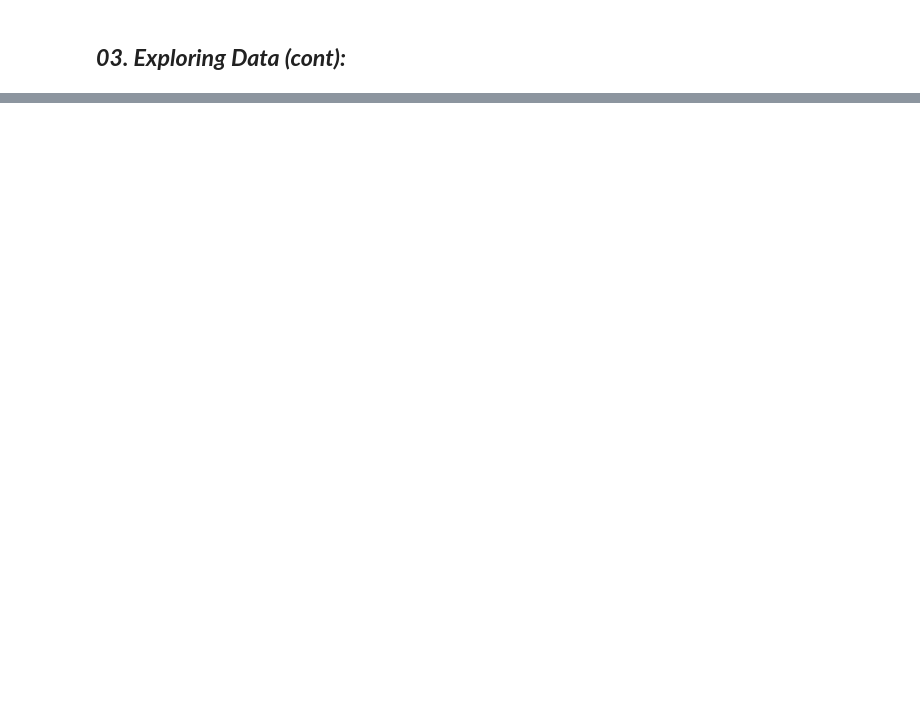
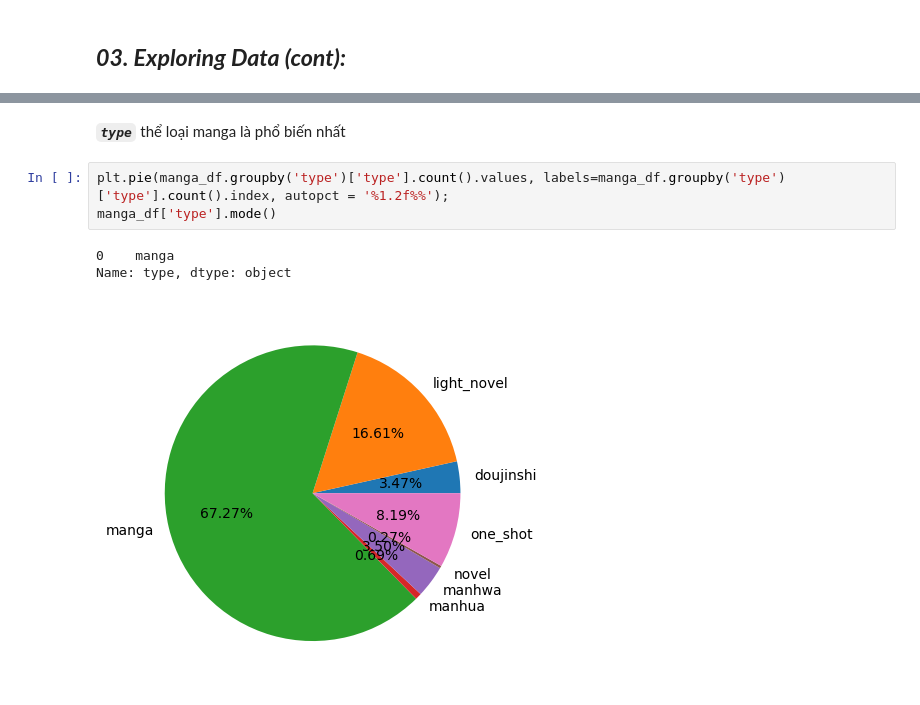
Before and after one commit to lengoctuong/Prj-Manga-Dataset_Programming4DS, a Jupyter notebook: 02_Exploring-Preprocessing-Data.ipynb, the cells around one changed output, grey strips where cells are left out. Saved outputs shown, nothing was run; the diff lists cells and outputs as text; blank space fills up the shorter version.

```diff
--- a/02_Exploring-Preprocessing-Data.ipynb
+++ b/02_Exploring-Preprocessing-Data.ipynb
@@ -225,0 +275,9 @@ dtype: object
+# %% [markdown]
+**_`type`_** thể loại manga là phổ biến nhất
+# %%
+plt.pie(manga_df.groupby('type')['type'].count().values, labels=manga_df.groupby('type')['type'].count().index, autopct = '%1.2f%%');
+manga_df['type'].mode()
+# %% [output]
+0    manga
+Name: type, dtype: object
+[figure, added]
```
Also changed, not shown: parts of 32 cells of this notebook.
